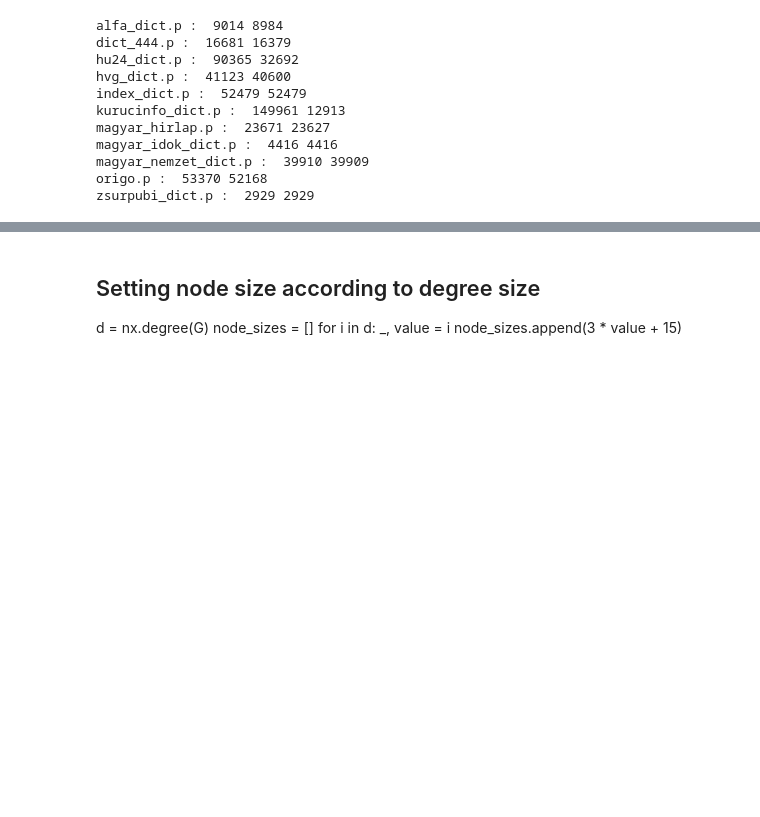
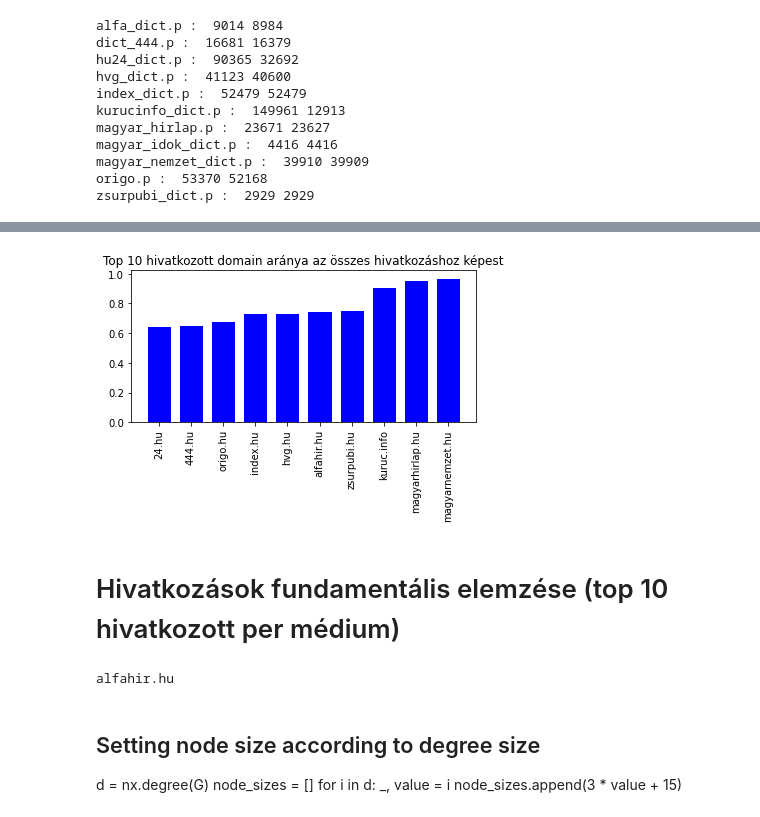
Before and after one commit to kovacskokokornel/hungarian_media, a Jupyter notebook: pickles/parser.ipynb, the cells around one changed output, grey strips where cells are left out. Saved outputs shown, nothing was run; the diff lists cells and outputs as text; code cells hidden in the pictures; blank space fills up the shorter version.

```diff
--- a/pickles/parser.ipynb
+++ b/pickles/parser.ipynb
@@ -132,0 +213,21 @@ df
+# %%
+top10_ratio = {}
+for platform in platform_count_t10:
+    summa = 0
+    for referee in platform_count_t10[platform]:
+        summa += platform_count_t10[platform][referee]
+    top10_ratio[platform] = summa / reference_counter[platform]
+top10_ratio = {k: v for k, v in sorted(top10_ratio.items(), key=lambda item: item[1])}
+# %%
+fig = plt.figure()
+plt.bar(range(10), top10_ratio.values(), color='blue', edgecolor='white', width = barWidth)
+
+plt.xticks(range(10), top10_ratio.keys())
+plt.xticks(rotation = 90)
+plt.title("Top 10 hivatkozott domain aránya az összes hivatkozáshoz képest")
+plt.tight_layout()
+fig.savefig('top10_ratio.png', dpi = 2000)
+# %% [output]
+[figure, added]
+# %% [markdown]
+# Hivatkozások fundamentális elemzése (top 10 hivatkozott per médium)
@@ -132,0 +237,37 @@ df
+# %%
+platform_count_top10 = {}
+for platform in platforms:
+    hosts = df[df["platform"] == platform]["related_hosts"]
+    result_distinct = list(x for l in hosts for x in l)
+    if platform != "index.hu":
+        print(platform)
+        platform_count_top10[platform] = dict(Counter(result_distinct).most_common(10))
+        platform_df = pd.DataFrame.from_dict(data = platform_count_top10[platform],
+                                             orient = 'index').reset_index().rename(columns = {0: "ref_count", "index": "portal"})
+        fig = go.Figure()
+        fig = px.bar(platform_df, x = "ref_count", y = "portal", orientation='h')
+        fig.update_layout(
+            title = f"{platform} top 10 hivatkozása",
+            xaxis_title = "Hivatkozások száma",
+            yaxis_title = "Hivatkozott weboldal"
+        )
+        fig.write_image(f"top10_{platform}.png")
+        #fig.show()
+    else:
+        platform_count_top10[platform] = dict(Counter(result_distinct).most_common(12))
+        #print(platform_count_top15.keys())
+        del platform_count_top10[platform]['thesmokinggun.com']
+        del platform_count_top10[platform]['ajanlat.indamediasales.hu']
+        platform_df = pd.DataFrame.from_dict(data = platform_count_top10[platform],
+                                             orient = 'index').reset_index().rename(columns = {0: "ref_count", "index": "portal"})
+        fig = go.Figure()
+        fig = px.bar(platform_df, x = "ref_count", y = "portal", orientation='h')
+        fig.update_layout(
+            title = f"{platform} top 10 hivatkozása",
+            xaxis_title = "Hivatkozások száma",
+            yaxis_title = "Hivatkozott weboldal"
+        )
+        fig.write_image(f"top10_{platform}.png")
+        fig.show()
+# %% [output]
+alfahir.hu
```
Also changed, not shown: parts of 32 cells of this notebook.
